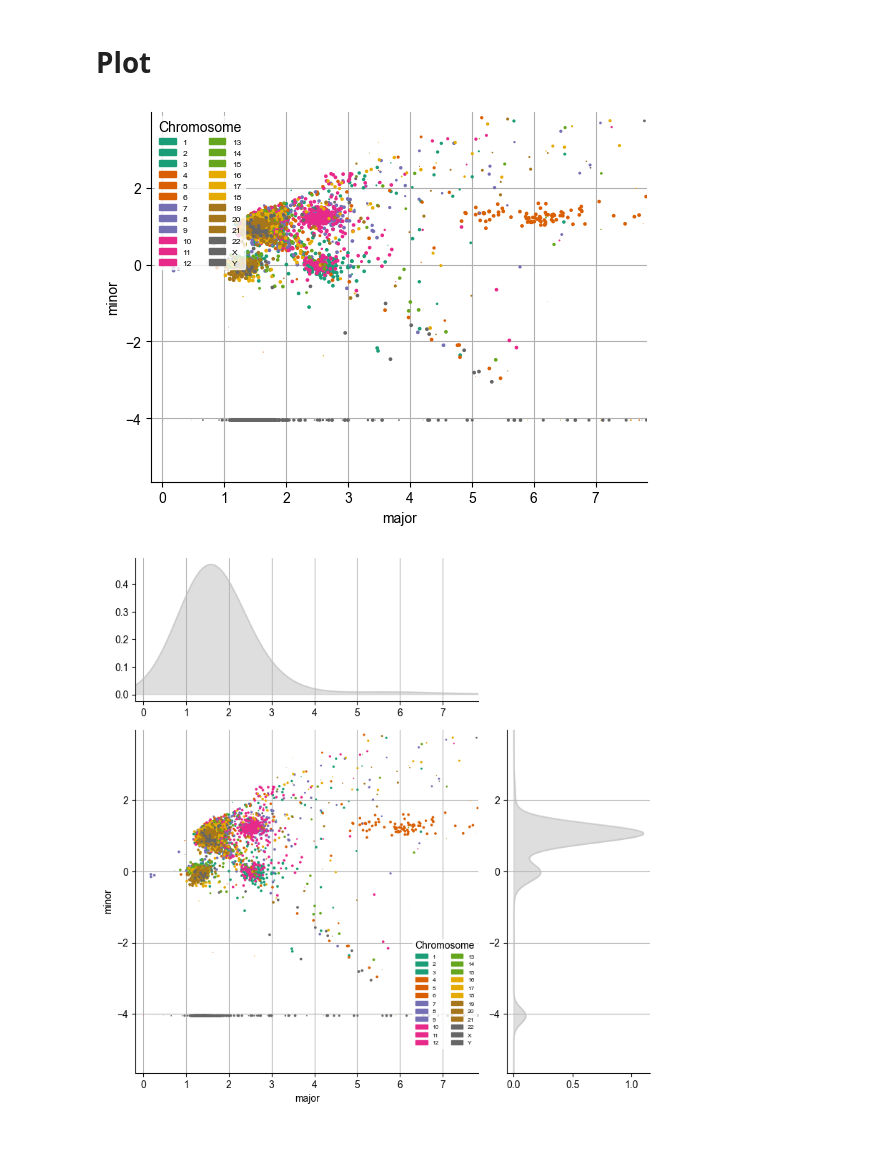
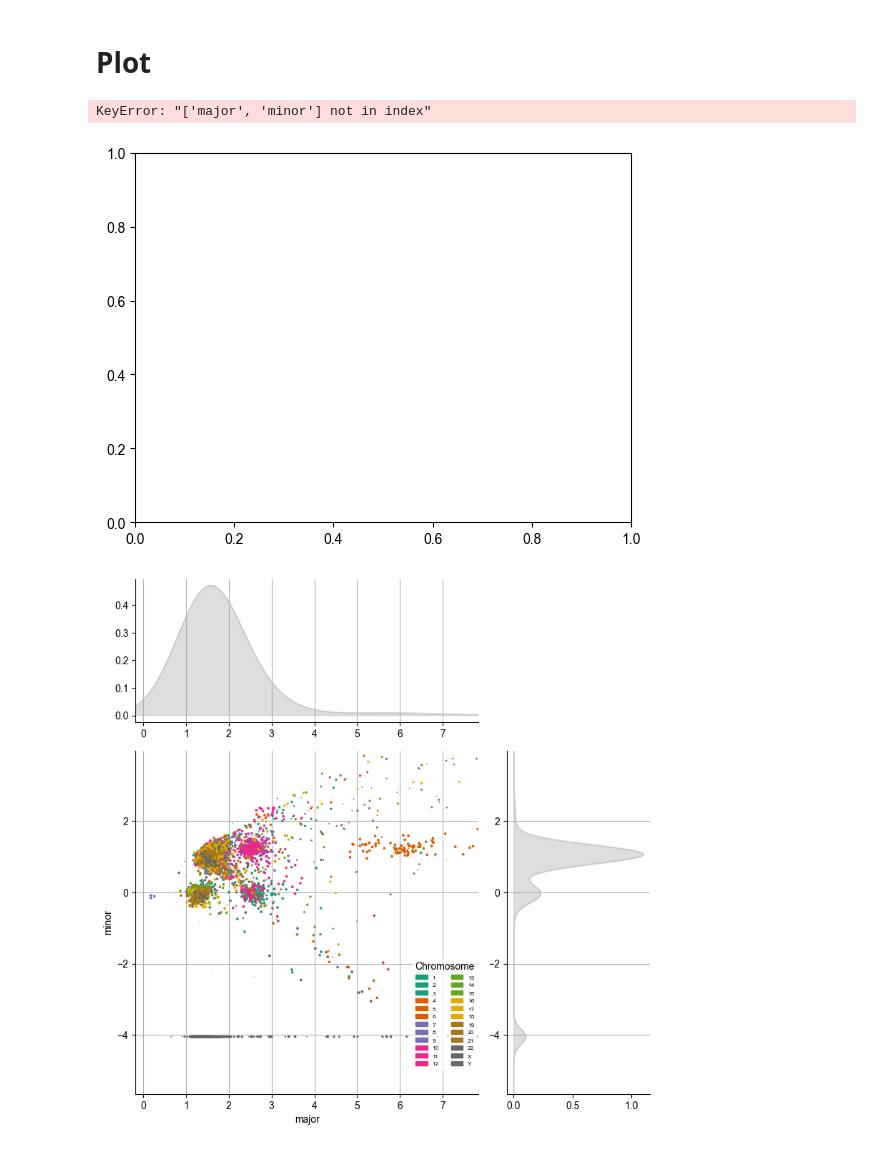
Before and after one commit to shahcompbio/remixt-postprocess-qc, a Jupyter notebook: notebook/remixtpp-plot.ipynb, the cells around one changed output. Drawn from its saved outputs; the diff is of its cells as text; code cells hidden in the pictures.

```diff
--- a/notebook/remixtpp-plot.ipynb
+++ b/notebook/remixtpp-plot.ipynb
@@ -57,6 +57,7 @@ data['chromosome'] = data['chromosome'].str.replace('chr', '')
 # %% [markdown]
 # Plot
 # %%
-remixt.cn_plot.plot_cnv_scatter(plt.gca(), data, major_col='major_raw', minor_col='minor_raw')
+remixt.cn_plot.plot_cnv_scatter(plt.gca(), data, major_col='major', minor_col='minor')
 # %% [output]
+KeyError: "['major', 'minor'] not in index"
-[figure, old version]
+[figure, new version]
```
Also changed, not shown: parts of 2 cells of this notebook, 4 other files.
